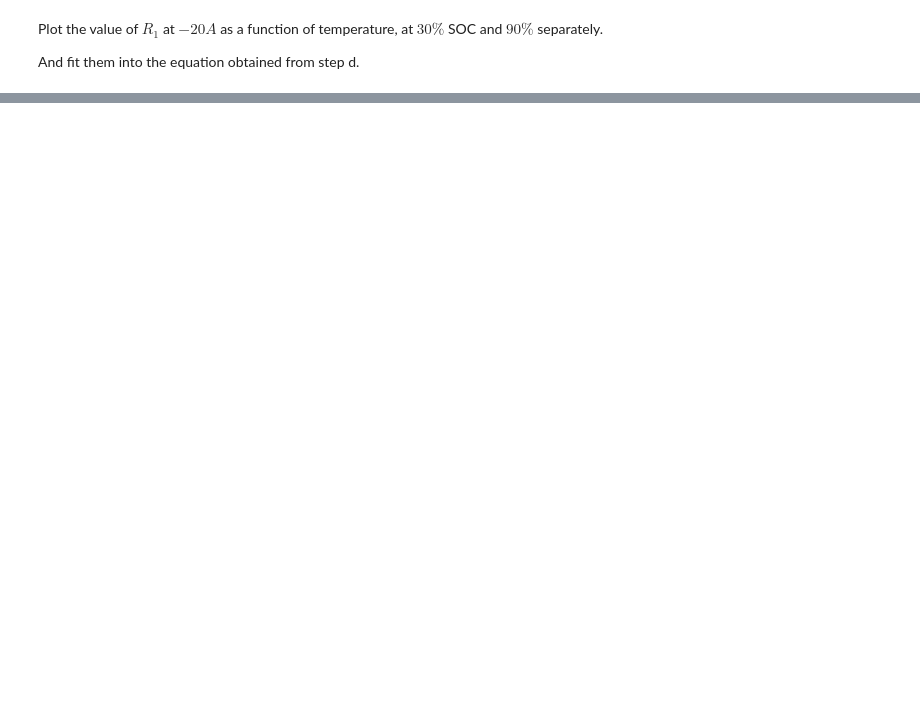
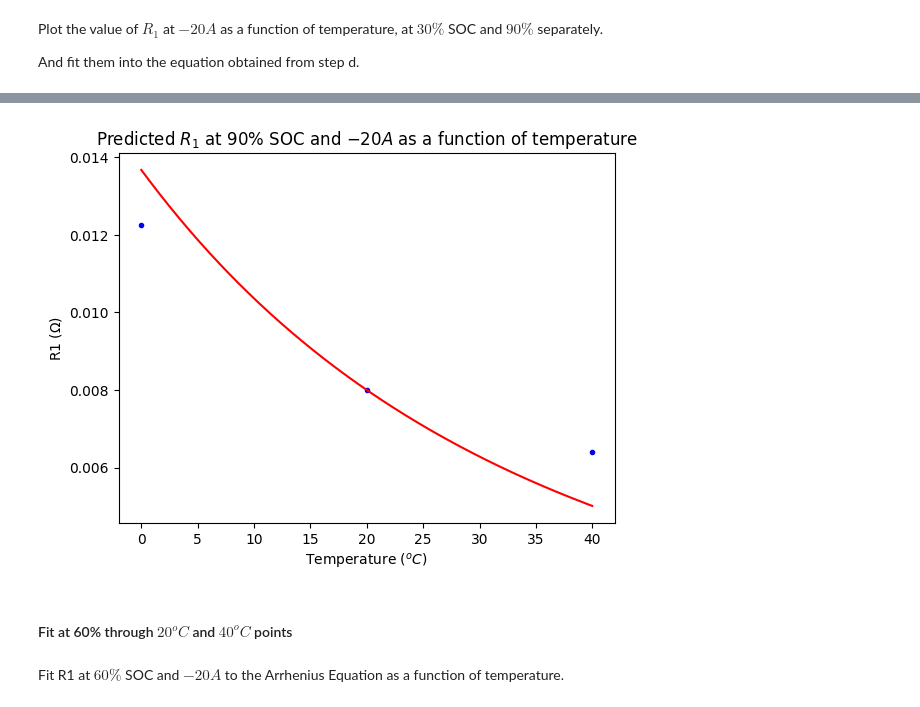
Before and after one commit to sunfanyi/modelling-of-lithium-ion-batteries, a Jupyter notebook: part_3.9.ipynb, the cells around one changed output, grey strips where cells are left out. Cells and saved outputs as stored; diff of their text form; code cells hidden in the pictures; blank space fills up the shorter version.

```diff
--- a/part_3.9.ipynb
+++ b/part_3.9.ipynb
@@ -287,0 +275,21 @@ plt.show()
+# %%
+# SOC = 90%
+R1_T0 = R1_tab[1, 0, idx_20]
+def Arrhenius(T_fit, E):
+    return R1_T0 * np.exp(- E/8.3145 * (1/(T_fit+273.15) - 1/(T0+273.15)))
+
+y_true = R1_true90
+y_pred = Arrhenius(x_plot, *popts)
+
+plt.plot(x, y_true, 'b.', label='true data')
+plt.plot(x_plot, y_pred, 'r-', label='fitted')
+plt.xlabel('Temperature ($^oC$)')
+plt.ylabel('R1 ($\Omega$)')
+plt.title('Predicted $R_1$ at $90\%$ SOC and $-20A$ as a function of temperature')
+plt.show()
+# %% [output]
+[figure, added]
+# %% [markdown]
+#### Fit at 60% through $20^oC$ and $40^oC$ points
+# %% [markdown]
+Fit R1 at $60\%$ SOC and $-20A$ to the Arrhenius Equation as a function of temperature.
```
Also changed, not shown: parts of 21 cells of this notebook.
